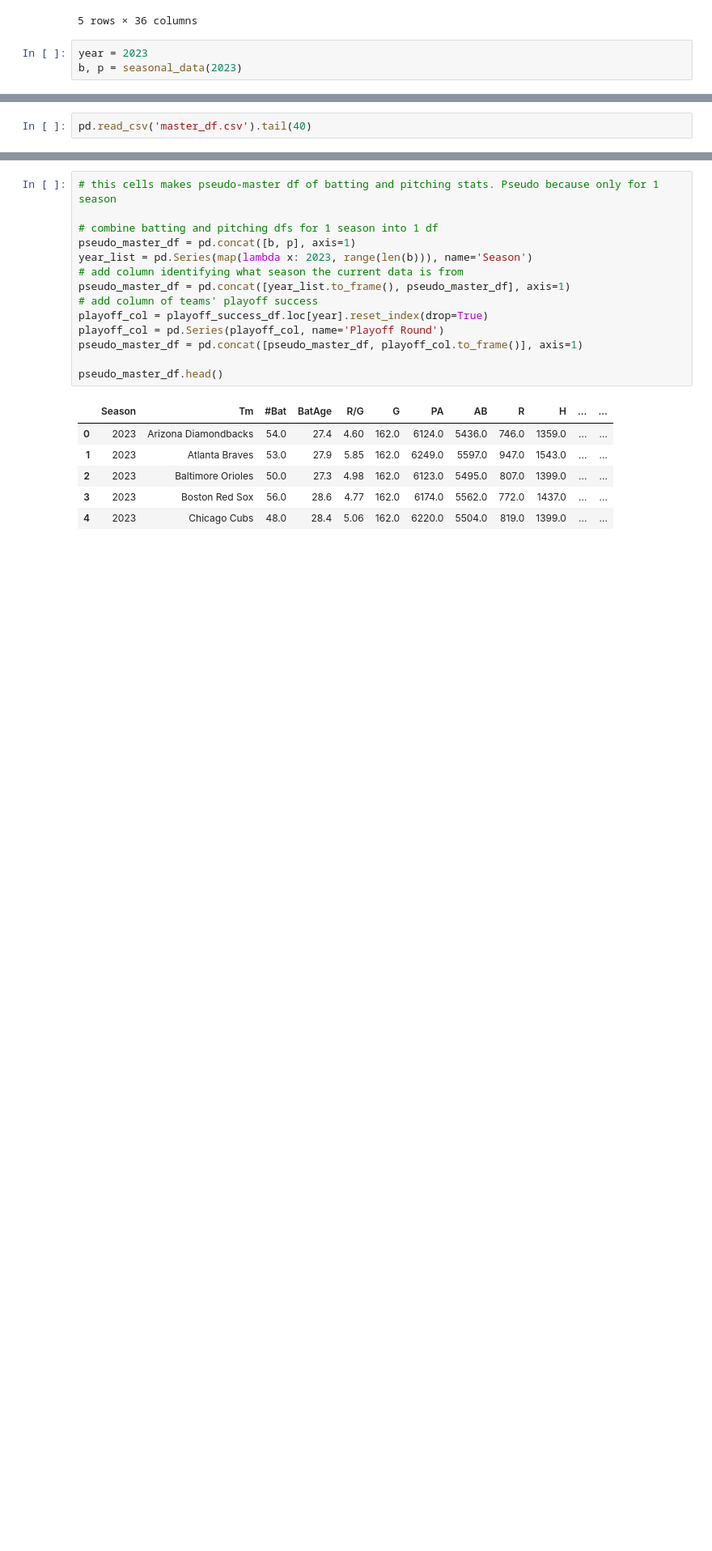
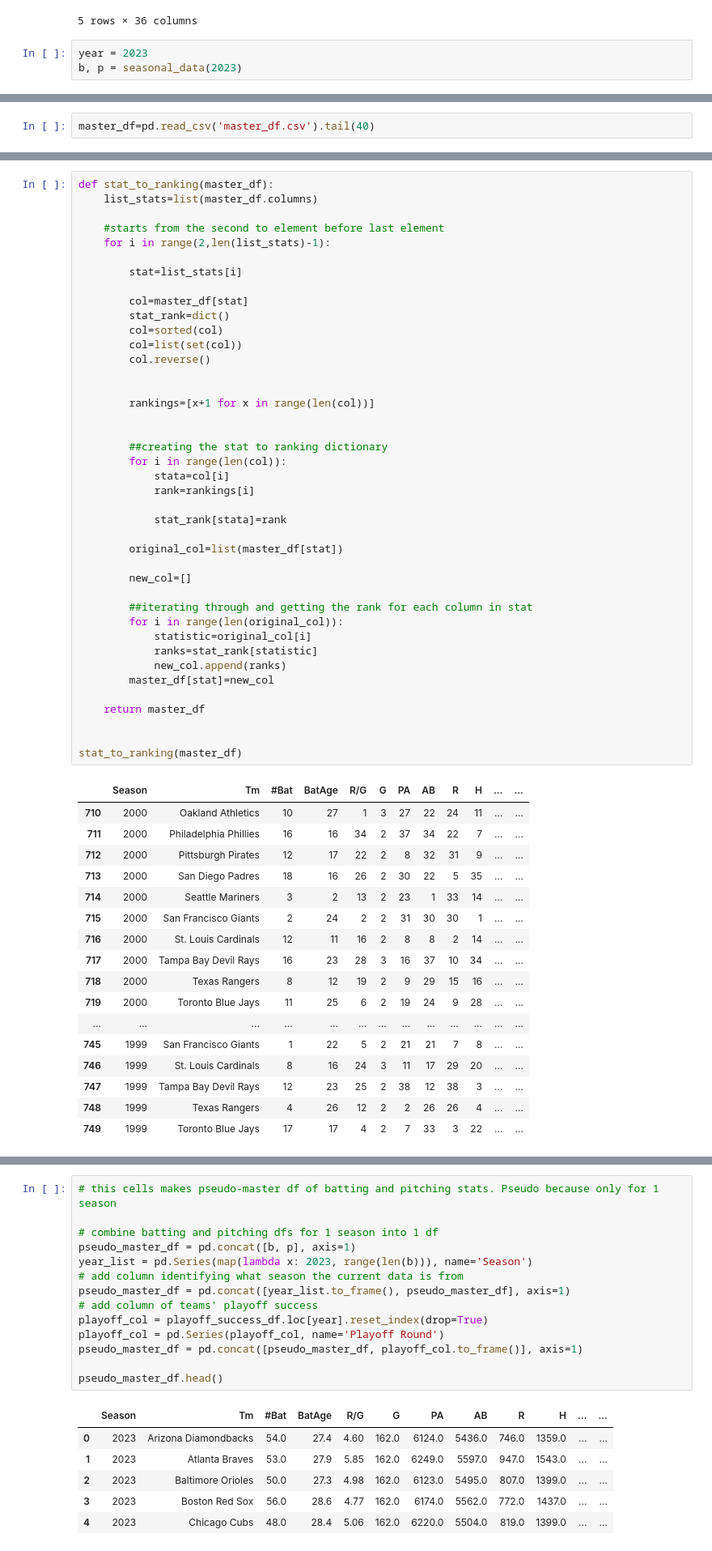
Before and after one commit to suneepathangay/DS3000-Repo, a Jupyter notebook: WorldSeries_Project_Draft2JR (1).ipynb, the cells around one changed output, grey strips where cells are left out. Shown: that part at 81% size. Drawn from its saved outputs; the diff is of its cells as text; blank space fills up the shorter version.

Commit message:
ranking done

```diff
--- a/WorldSeries_Project_Draft2JR (1).ipynb
+++ b/WorldSeries_Project_Draft2JR (1).ipynb
@@ -460,2 +465,2 @@ master_df.to_csv('master_df.csv', index=False)
 # %%
-pd.read_csv('master_df.csv').tail(40)
+master_df=pd.read_csv('master_df.csv').tail(40)
@@ -480,0 +467,59 @@ pd.read_csv('master_df.csv').tail(40)
+# %%
+def stat_to_ranking(master_df):
+    list_stats=list(master_df.columns)
+
+    #starts from the second to element before last element
+    for i in range(2,len(list_stats)-1):
+
+        stat=list_stats[i]
+
+        col=master_df[stat]
+        stat_rank=dict()
+        col=sorted(col)
+        col=list(set(col))
+        col.reverse()
+
+
+        rankings=[x+1 for x in range(len(col))]
+
+
+        ##creating the stat to ranking dictionary
+        for i in range(len(col)):
+            stata=col[i]
+            rank=rankings[i]
+
+            stat_rank[stata]=rank
+
+        original_col=list(master_df[stat])
+
+        new_col=[]
+
+        ##iterating through and getting the rank for each column in stat
+        for i in range(len(original_col)):
+            statistic=original_col[i]
+            ranks=stat_rank[statistic]
+            new_col.append(ranks)
+        master_df[stat]=new_col
+
+    return master_df
+
+
+stat_to_ranking(master_df)
+# %% [output]
+|  | Season | Tm | #Bat | BatAge | R/G | G | PA | AB | R | H | ... | ... |
+| 710 | 2000 | Oakland Athletics | 10 | 27 | 1 | 3 | 27 | 22 | 24 | 11 | ... | ... |
+| 711 | 2000 | Philadelphia Phillies | 16 | 16 | 34 | 2 | 37 | 34 | 22 | 7 | ... | ... |
+| 712 | 2000 | Pittsburgh Pirates | 12 | 17 | 22 | 2 | 8 | 32 | 31 | 9 | ... | ... |
+| 713 | 2000 | San Diego Padres | 18 | 16 | 26 | 2 | 30 | 22 | 5 | 35 | ... | ... |
+| 714 | 2000 | Seattle Mariners | 3 | 2 | 13 | 2 | 23 | 1 | 33 | 14 | ... | ... |
+| 715 | 2000 | San Francisco Giants | 2 | 24 | 2 | 2 | 31 | 30 | 30 | 1 | ... | ... |
+| 716 | 2000 | St. Louis Cardinals | 12 | 11 | 16 | 2 | 8 | 8 | 2 | 14 | ... | ... |
+| 717 | 2000 | Tampa Bay Devil Rays | 16 | 23 | 28 | 3 | 16 | 37 | 10 | 34 | ... | ... |
+| 718 | 2000 | Texas Rangers | 8 | 12 | 19 | 2 | 9 | 29 | 15 | 16 | ... | ... |
+| 719 | 2000 | Toronto Blue Jays | 11 | 25 | 6 | 2 | 19 | 24 | 9 | 28 | ... | ... |
+| ... | ... | ... | ... | ... | ... | ... | ... | ... | ... | ... | ... | ... |
+| 745 | 1999 | San Francisco Giants | 1 | 22 | 5 | 2 | 21 | 21 | 7 | 8 | ... | ... |
+| 746 | 1999 | St. Louis Cardinals | 8 | 16 | 24 | 3 | 11 | 17 | 29 | 20 | ... | ... |
+| 747 | 1999 | Tampa Bay Devil Rays | 12 | 23 | 25 | 2 | 38 | 12 | 38 | 3 | ... | ... |
+| 748 | 1999 | Texas Rangers | 4 | 26 | 12 | 2 | 2 | 26 | 26 | 4 | ... | ... |
+| 749 | 1999 | Toronto Blue Jays | 17 | 17 | 4 | 2 | 7 | 33 | 3 | 22 | ... | ... |
```
Also changed, not shown: parts of 3 cells of this notebook.
